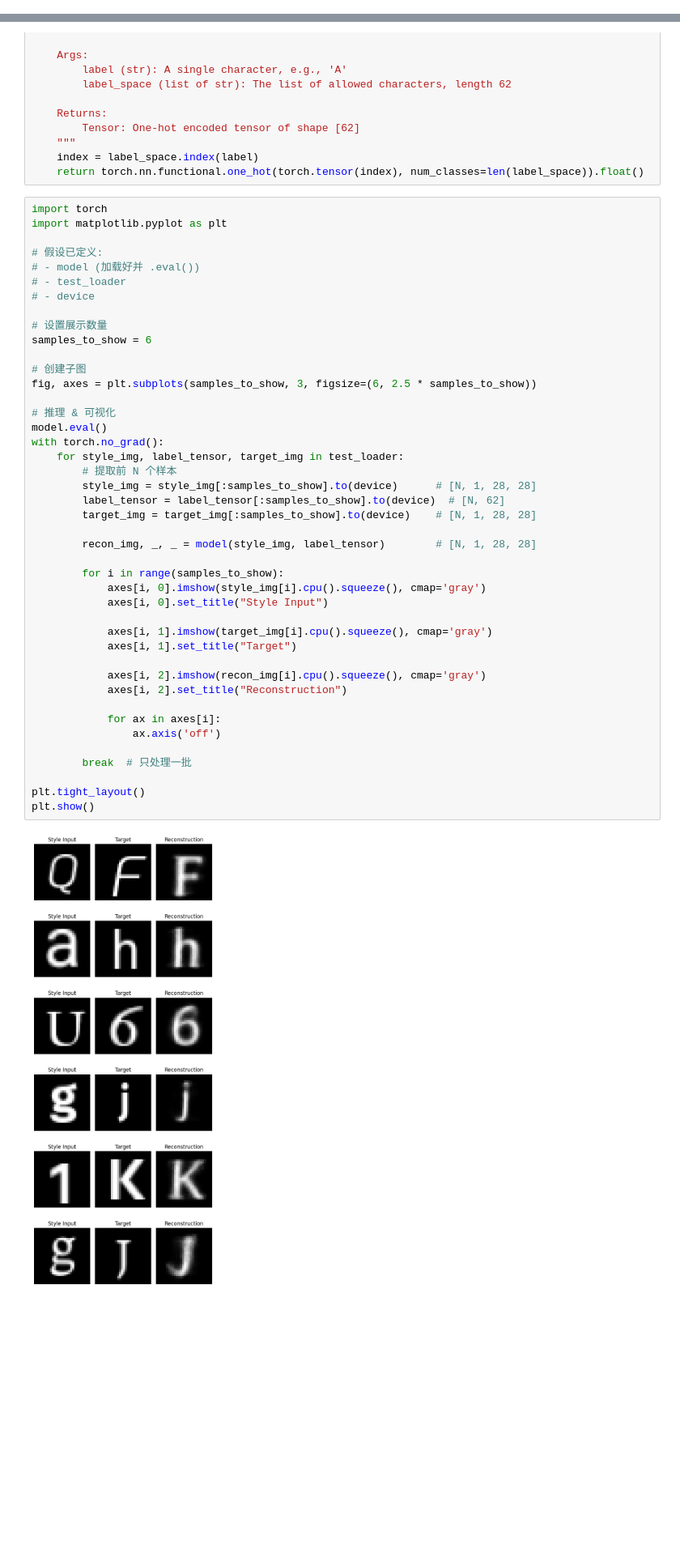
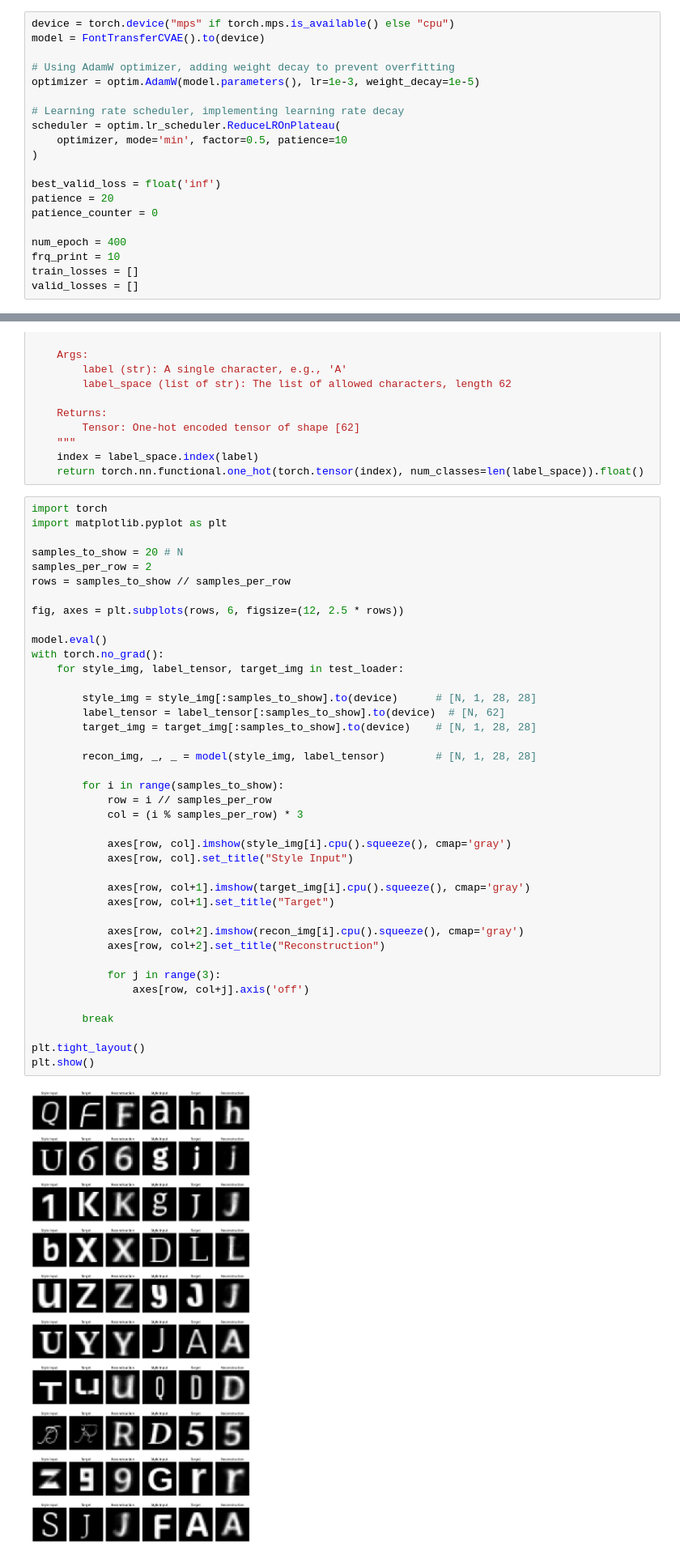
Before and after one commit to JackWang0318/ECE285-cvae, a Jupyter notebook: CVAE_pipeline.ipynb, the cells around one changed output, grey strips where cells are left out. Shown at 81% size. Cells and saved outputs as stored; diff of their text form; blank space fills up the shorter version.

Commit message:
Vanilla CVAE baseline commit

```diff
--- a/CVAE_pipeline.ipynb
+++ b/CVAE_pipeline.ipynb
@@ -130,0 +40,20 @@ torch.save(model.state_dict(), "./data/cvae_font_transfer.pth")
+# %%
+device = torch.device("mps" if torch.mps.is_available() else "cpu")
+model = FontTransferCVAE().to(device)
+
+# Using AdamW optimizer, adding weight decay to prevent overfitting
+optimizer = optim.AdamW(model.parameters(), lr=1e-3, weight_decay=1e-5)
+
+# Learning rate scheduler, implementing learning rate decay
+scheduler = optim.lr_scheduler.ReduceLROnPlateau(
+    optimizer, mode='min', factor=0.5, patience=10
+)
+
+best_valid_loss = float('inf')
+patience = 20
+patience_counter = 0
+
+num_epoch = 400
+frq_print = 10
+train_losses = []
+valid_losses = []
@@ -197,45 +231,42 @@ def label_to_onehot(label, label_space=label_space):
 # %%
 import torch
 import matplotlib.pyplot as plt
 
-# 假设已定义:
-# - model (加载好并 .eval())
-# - test_loader
-# - device
+samples_to_show = 20 # N
+samples_per_row = 2
+rows = samples_to_show // samples_per_row
 
-# 设置展示数量
-samples_to_show = 6
+fig, axes = plt.subplots(rows, 6, figsize=(12, 2.5 * rows))
 
-# 创建子图
-fig, axes = plt.subplots(samples_to_show, 3, figsize=(6, 2.5 * samples_to_show))
-
-# 推理 & 可视化
 model.eval()
 with torch.no_grad():
     for style_img, label_tensor, target_img in test_loader:
-        # 提取前 N 个样本
+
         style_img = style_img[:samples_to_show].to(device)      # [N, 1, 28, 28]
         label_tensor = label_tensor[:samples_to_show].to(device)  # [N, 62]
         target_img = target_img[:samples_to_show].to(device)    # [N, 1, 28, 28]
 
         recon_img, _, _ = model(style_img, label_tensor)        # [N, 1, 28, 28]
 
         for i in range(samples_to_show):
-            axes[i, 0].imshow(style_img[i].cpu().squeeze(), cmap='gray')
-            axes[i, 0].set_title("Style Input")
+            row = i // samples_per_row
+            col = (i % samples_per_row) * 3
 
-            axes[i, 1].imshow(target_img[i].cpu().squeeze(), cmap='gray')
-            axes[i, 1].set_title("Target")
+            axes[row, col].imshow(style_img[i].cpu().squeeze(), cmap='gray')
+            axes[row, col].set_title("Style Input")
 
-            axes[i, 2].imshow(recon_img[i].cpu().squeeze(), cmap='gray')
-            axes[i, 2].set_title("Reconstruction")
+            axes[row, col+1].imshow(target_img[i].cpu().squeeze(), cmap='gray')
+            axes[row, col+1].set_title("Target")
 
-            for ax in axes[i]:
-                ax.axis('off')
+            axes[row, col+2].imshow(recon_img[i].cpu().squeeze(), cmap='gray')
+            axes[row, col+2].set_title("Reconstruction")
 
-        break  # 只处理一批
+            for j in range(3):
+                axes[row, col+j].axis('off')
+
+        break
 
 plt.tight_layout()
 plt.show()
 # %% [output]
-[figure, old version]
+[figure, new version]
```
Also changed, not shown: parts of 9 cells of this notebook, 14 other files.
